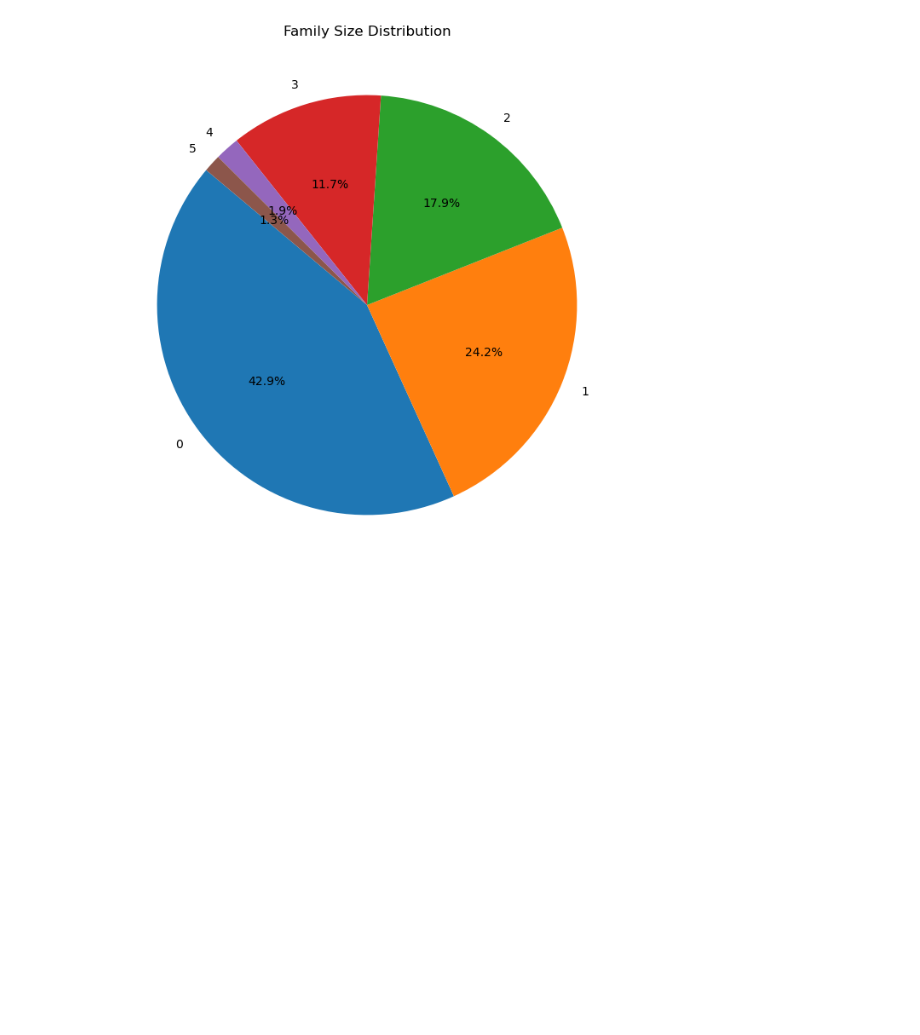
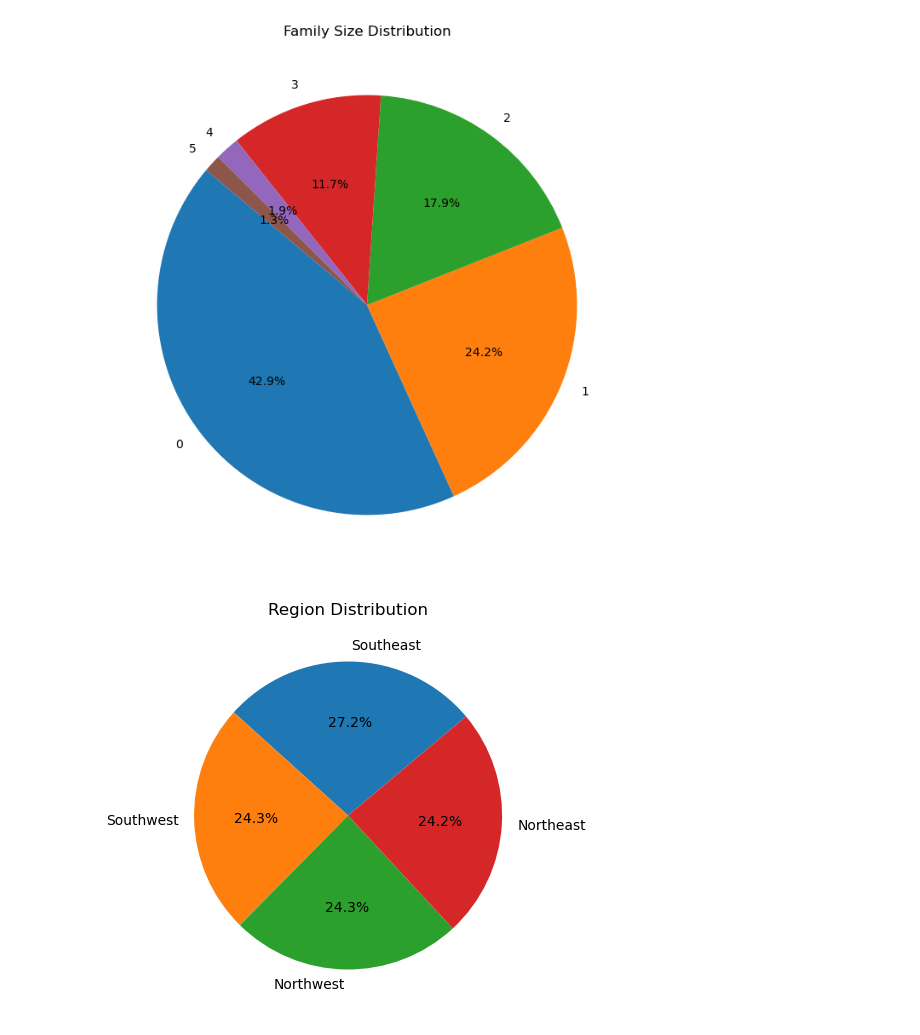
Before and after one commit to jwicken/US-Medical-Insurance-Project, a Jupyter notebook: us-medical-insurance-costs-Dec.ipynb, the cells around one changed output. Saved outputs shown, nothing was run; the diff lists cells and outputs as text; code cells hidden in the pictures; blank space fills up the shorter version.

```diff
--- a/us-medical-insurance-costs-Dec.ipynb
+++ b/us-medical-insurance-costs-Dec.ipynb
@@ -217,0 +208,19 @@ matplot.show()
+# %%
+#roughly half of the patients have no children, and very few (about 3.2%) have greater than 3 children. We'll use a similar function to look at regional distribution.
+# Calculate counts of categories in the 'Region' Column
+
+#southeast: 0, southwest:1, northwest:2, northeast:3}
+new_labels = ['Southeast', 'Southwest', 'Northwest', 'Northeast']
+region_counts = df['region'].value_counts()
+
+# Create a pie chart
+matplot.figure(figsize=(5, 5))  # Optional: Specifies the size of the figure
+matplot.pie(region_counts, labels=new_labels, autopct='%1.1f%%', startangle=40)
+
+# Add a title
+matplot.title('Region Distribution')
+
+# Show the plot
+matplot.show()
+# %% [output]
+[figure, added]
```
Also changed, not shown: parts of 11 cells of this notebook.
